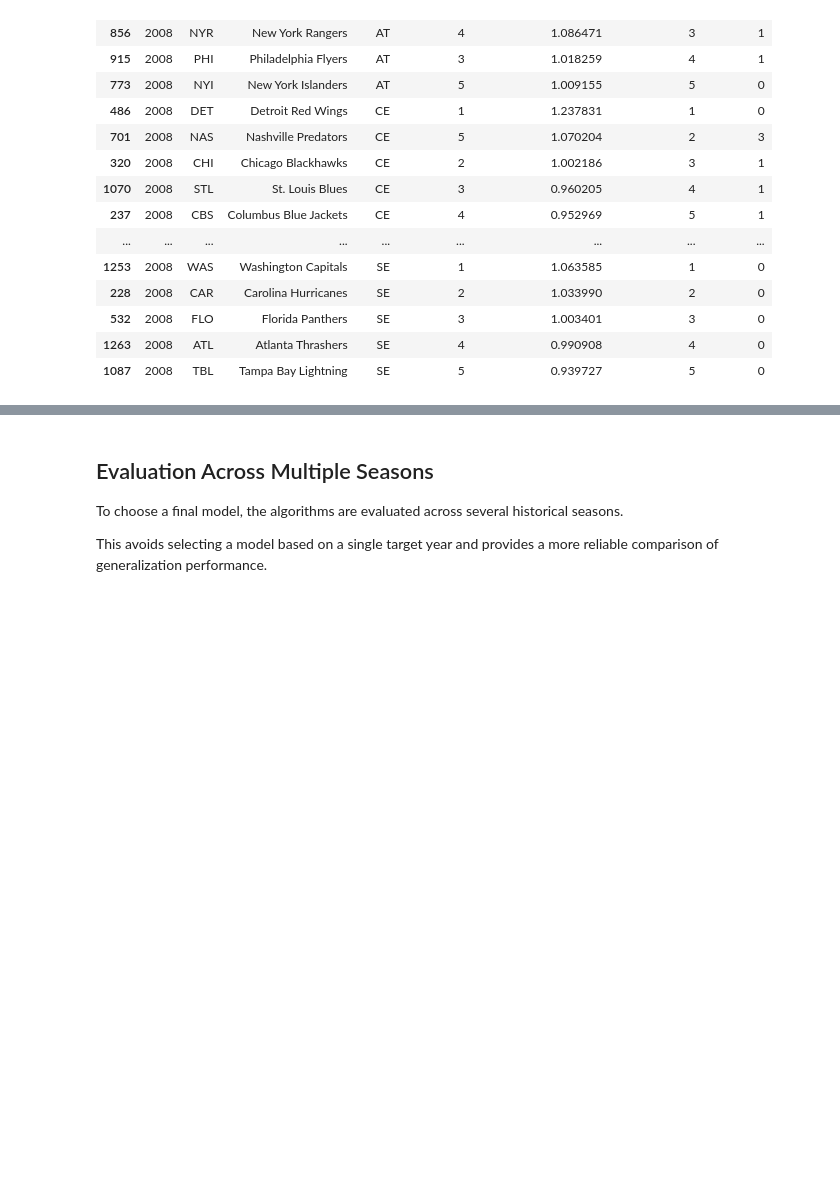
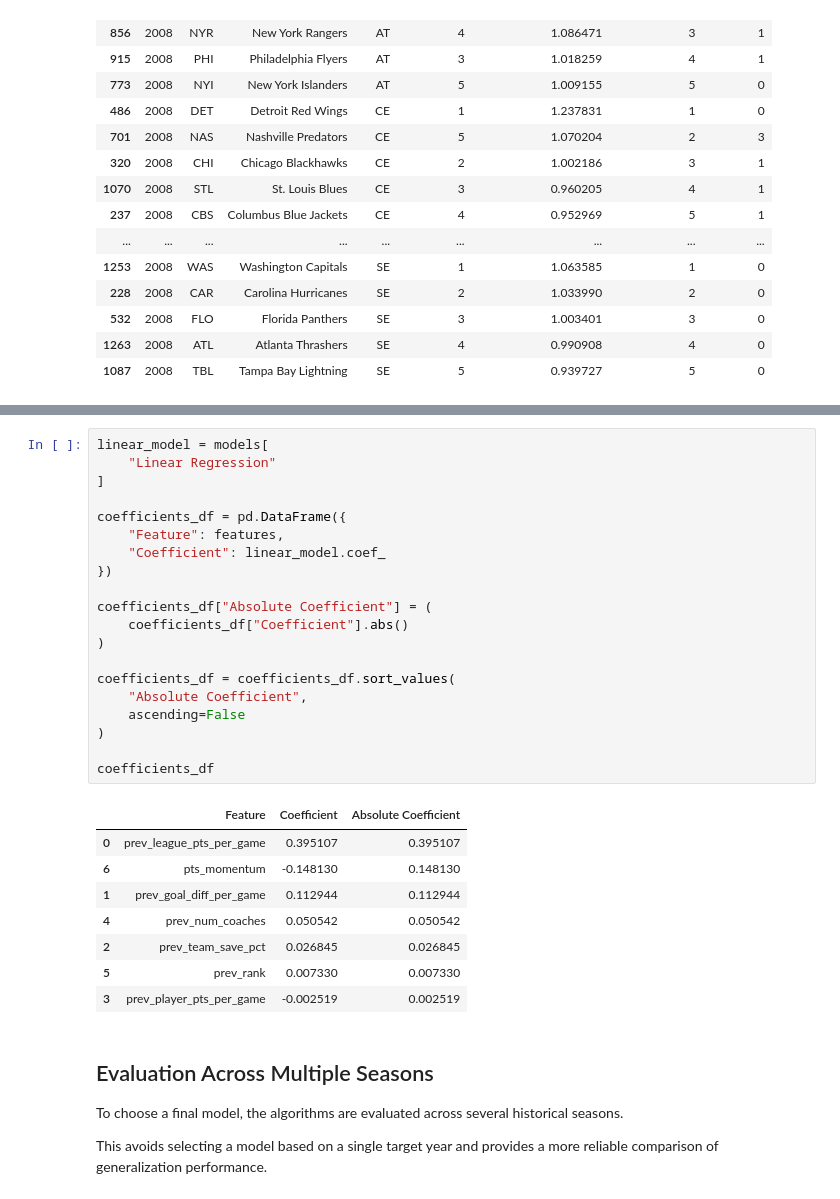
Before and after one commit to RodriguesS2/AC-ML-project, a Jupyter notebook: notebooks/03_modelling_question1.ipynb, the cells around one changed output, grey strips where cells are left out. Drawn from its saved outputs; the diff is of its cells as text; blank space fills up the shorter version.

```diff
--- a/notebooks/03_modelling_question1.ipynb
+++ b/notebooks/03_modelling_question1.ipynb
@@ -449,3 +551,32 @@ test_results.sort_values(
+# %%
+linear_model = models[
+    "Linear Regression"
+]
+
+coefficients_df = pd.DataFrame({
+    "Feature": features,
+    "Coefficient": linear_model.coef_
+})
+
+coefficients_df["Absolute Coefficient"] = (
+    coefficients_df["Coefficient"].abs()
+)
+
+coefficients_df = coefficients_df.sort_values(
+    "Absolute Coefficient",
+    ascending=False
+)
+
+coefficients_df
+# %% [output]
+|  | Feature | Coefficient | Absolute Coefficient |
+| 0 | prev_league_pts_per_game | 0.395107 | 0.395107 |
+| 6 | pts_momentum | -0.148130 | 0.148130 |
+| 1 | prev_goal_diff_per_game | 0.112944 | 0.112944 |
+| 4 | prev_num_coaches | 0.050542 | 0.050542 |
+| 2 | prev_team_save_pct | 0.026845 | 0.026845 |
+| 5 | prev_rank | 0.007330 | 0.007330 |
+| 3 | prev_player_pts_per_game | -0.002519 | 0.002519 |
 # %% [markdown]
 ## Evaluation Across Multiple Seasons
 
```
Also changed, not shown: parts of 9 cells of this notebook, 6 other files.
